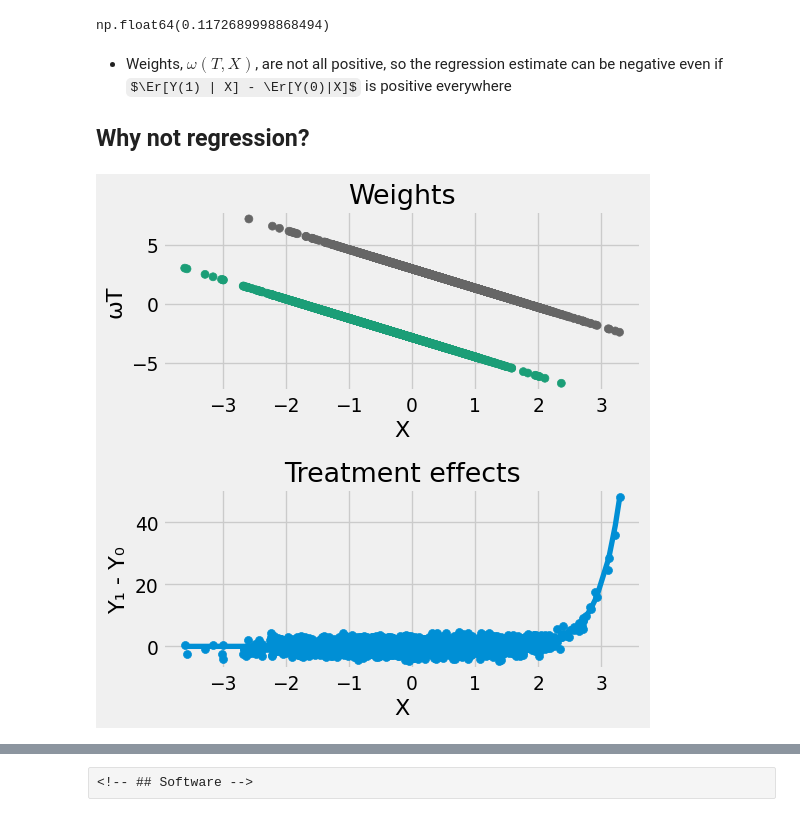
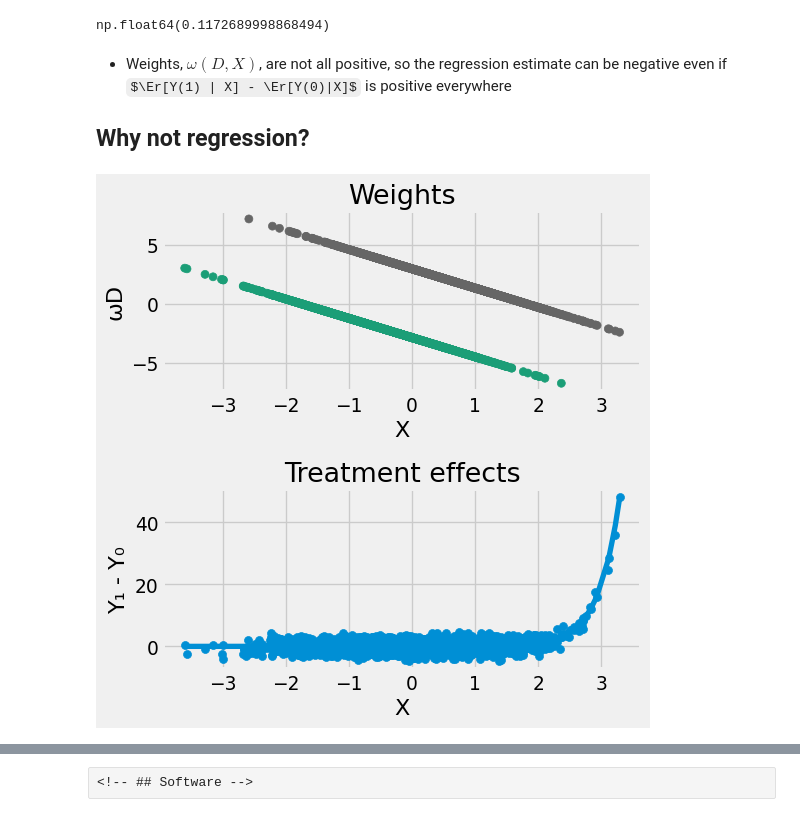
Before and after one commit to ubcecon/ECON526, a Jupyter notebook: lectures/paul/matching.ipynb, the cells around one changed output, grey strips where cells are left out. Drawn from its saved outputs; the diff is of its cells as text; code cells hidden in the pictures; some formulas as TeX source.

Commit message:
Update to Paul's slides: Changing T to D in regression and matching

```diff
--- a/lectures/paul/matching.ipynb
+++ b/lectures/paul/matching.ipynb
@@ -74,18 +74,18 @@ def simulate(n, pi=np.array([0,1])):
     X = np.random.randn(n, len(pi))
     X[:,0] = 1
     P = np.clip(scipy.stats.norm.cdf(X @ pi), 0.05, 0.95)
-    T = 1*(np.random.rand(n) < P)
+    D = 1*(np.random.rand(n) < P)
     Ey0x = np.zeros(n)
     Ey1x = np.exp(3*(X[:,1]-2))
     y0 = Ey0x + np.random.randn(n)
     y1 = Ey1x + np.random.randn(n)
-    y = T*y1 + (1-T)*y0
-    return(X,T,y,y0,y1, Ey0x, Ey1x, P)
+    y = D*y1 + (1-D)*y0
+    return(X,D,y,y0,y1, Ey0x, Ey1x, P)
 
-X,T,y,y0,y1,Ey0x,Ey1x,P = simulate(4000)
+X,D,y,y0,y1,Ey0x,Ey1x,P = simulate(4000)
 
-pihat = np.linalg.solve(X.T @ X, X.T @ T)
-w = T - X @ pihat
+pihat = np.linalg.solve(X.T @ X, X.T @ D)
+w = D - X @ pihat
 w = w/np.mean(w**2);
 # %% [markdown]
 ## Why not regression?
@@ -101,7 +101,7 @@ np.mean(y1-y0)
 # %% [output]
 np.float64(0.1172689998868494)
 # %% [markdown]
-- Weights, $\omega(T,X)$, are not all positive, so the regression
+- Weights, $\omega(D,X)$, are not all positive, so the regression
   estimate can be negative even if $\Er[Y(1) | X] - \Er[Y(0)|X]$ is
   positive everywhere
 
@@ -109,25 +109,25 @@ np.float64(0.1172689998868494)
 # %%
 import matplotlib.cm as cm
 fig, axes = plt.subplots(2, 1, figsize=(6, 6))
 
 # Create a scatter plot for the first panel (left)
-axes[0].scatter(X[:,1], w, c=T, cmap=cm.Dark2)
+axes[0].scatter(X[:,1], w, c=D, cmap=cm.Dark2)
 axes[0].set_xlabel("X")
-axes[0].set_ylabel("ωT")
+axes[0].set_ylabel("ωD")
 axes[0].set_title("Weights")
 
 axes[1].scatter(X[:,1], y1-y0, label="TE")
 axes[1].set_xlabel("X")
 axes[1].set_ylabel("Y₁ - Y₀")
 axes[1].set_title("Treatment effects")
 sort_idx = np.argsort(X[:,1])
 axes[1].plot(X[sort_idx,1], Ey1x[sort_idx]-Ey0x[sort_idx], label="E[y1-y0|x]")
 
 # Display the plot
 plt.tight_layout()  # Ensure proper layout spacing
 plt.show()
 # %% [output]
-[figure, old version]
+[figure, new version]
 # %% [markdown]
 # Matching
 
```
Also changed, not shown: parts of 14 cells of this notebook, 12 other files.
